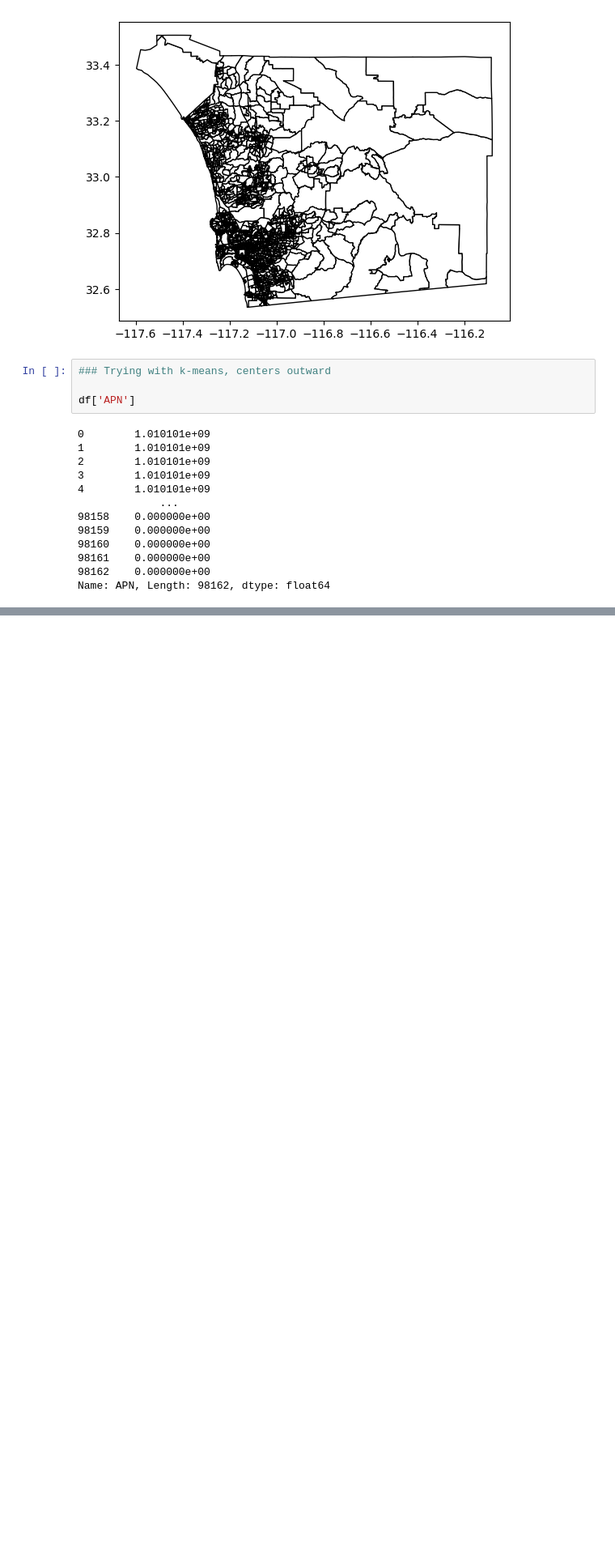
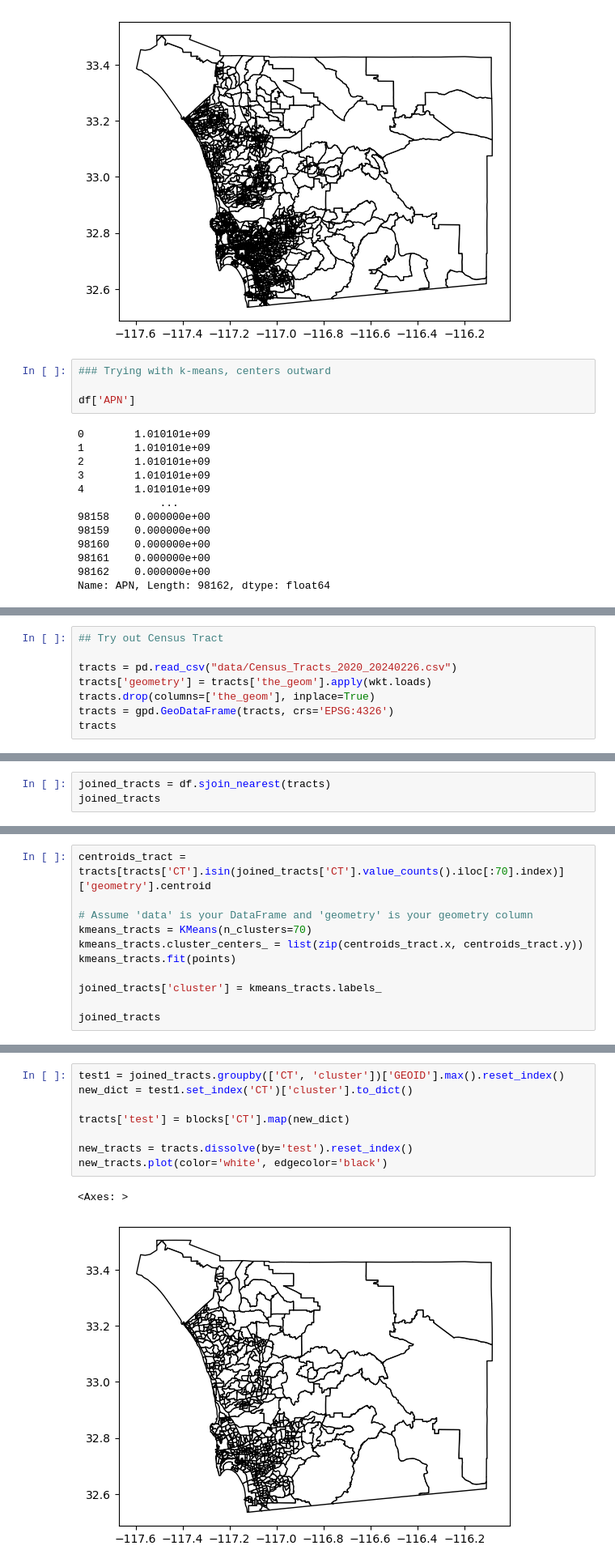
Before and after one commit to michaelmss/DSC180A-Activity-Centers, a Jupyter notebook: Notebooks/eda_kn.ipynb, the cells around one changed output, grey strips where cells are left out. Shown at 81% size. Drawn from its saved outputs; the diff is of its cells as text; blank space fills up the shorter version.

```diff
--- a/Notebooks/eda_kn.ipynb
+++ b/Notebooks/eda_kn.ipynb
@@ -236,0 +191,8 @@ Name: APN, Length: 98162, dtype: float64
+# %%
+## Try out Census Tract
+
+tracts = pd.read_csv("data/Census_Tracts_2020_20240226.csv")
+tracts['geometry'] = tracts['the_geom'].apply(wkt.loads)
+tracts.drop(columns=['the_geom'], inplace=True)
+tracts = gpd.GeoDataFrame(tracts, crs='EPSG:4326')
+tracts
@@ -236,0 +213,3 @@ Name: APN, Length: 98162, dtype: float64
+# %%
+joined_tracts = df.sjoin_nearest(tracts)
+joined_tracts
@@ -236,0 +231,11 @@ Name: APN, Length: 98162, dtype: float64
+# %%
+centroids_tract = tracts[tracts['CT'].isin(joined_tracts['CT'].value_counts().iloc[:70].index)]['geometry'].centroid
+
+# Assume 'data' is your DataFrame and 'geometry' is your geometry column
+kmeans_tracts = KMeans(n_clusters=70)
+kmeans_tracts.cluster_centers_ = list(zip(centroids_tract.x, centroids_tract.y))
+kmeans_tracts.fit(points)
+
+joined_tracts['cluster'] = kmeans_tracts.labels_
+
+joined_tracts
@@ -236,0 +257,11 @@ Name: APN, Length: 98162, dtype: float64
+# %%
+test1 = joined_tracts.groupby(['CT', 'cluster'])['GEOID'].max().reset_index()
+new_dict = test1.set_index('CT')['cluster'].to_dict()
+
+tracts['test'] = blocks['CT'].map(new_dict)
+
+new_tracts = tracts.dissolve(by='test').reset_index()
+new_tracts.plot(color='white', edgecolor='black')
+# %% [output]
+<Axes: >
+[figure, added]
```
Also changed, not shown: parts of 22 cells of this notebook.
